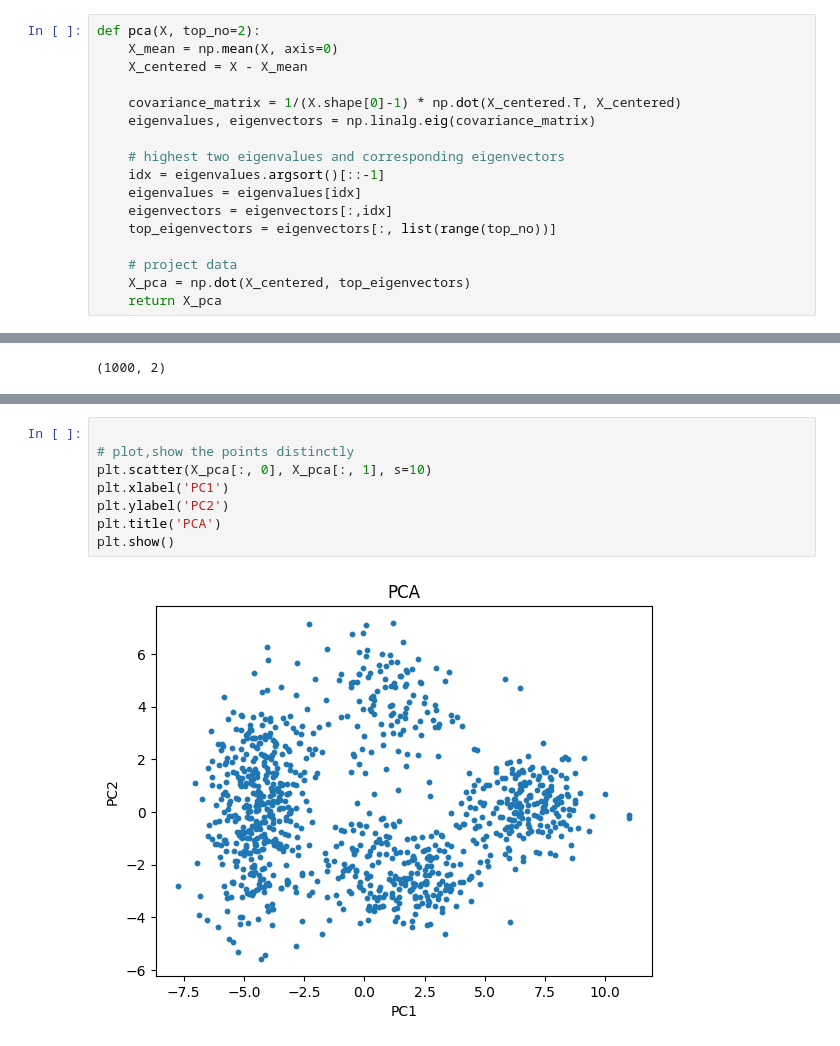
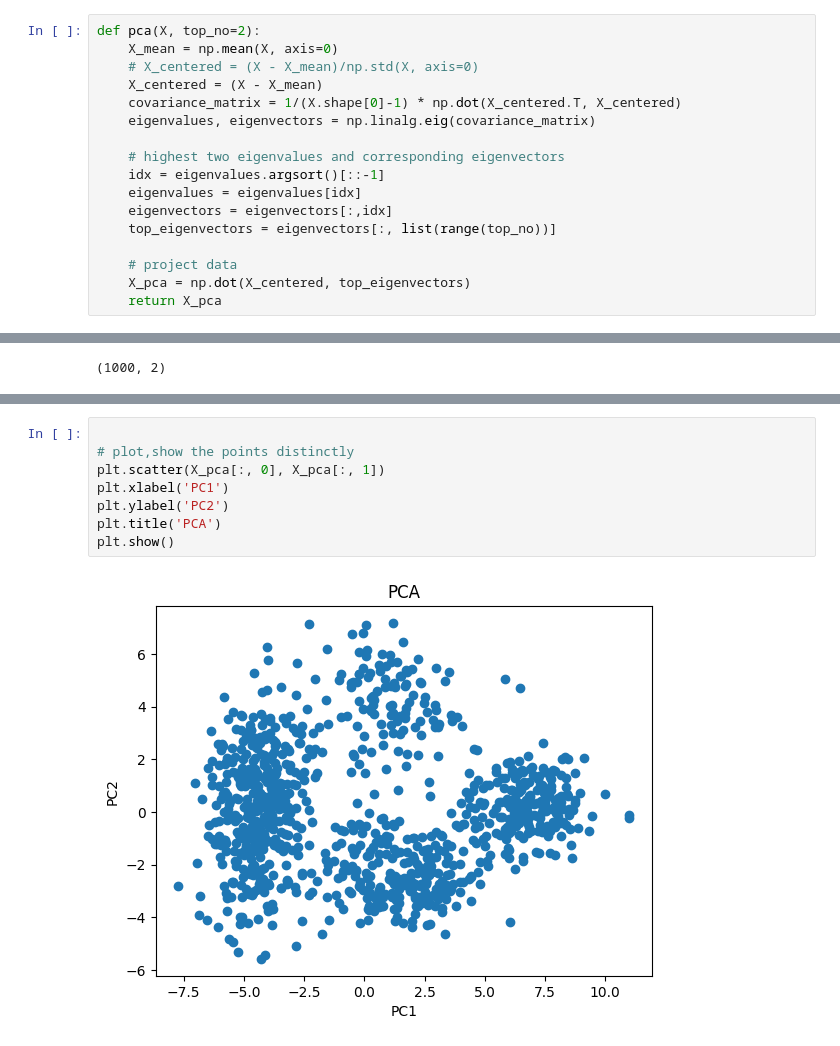
Before and after one commit to NafiuRahman77/CSE-472, a Jupyter notebook: Offline-4/pca.ipynb, the cells around one changed output, grey strips where cells are left out. Cells and saved outputs as stored; diff of their text form.

```diff
--- a/Offline-4/pca.ipynb
+++ b/Offline-4/pca.ipynb
@@ -14,8 +14,8 @@ print(type(X), X.shape)
 # %%
 def pca(X, top_no=2):
     X_mean = np.mean(X, axis=0)
-    X_centered = X - X_mean
-
+    # X_centered = (X - X_mean)/np.std(X, axis=0)
+    X_centered = (X - X_mean)
     covariance_matrix = 1/(X.shape[0]-1) * np.dot(X_centered.T, X_centered)
     eigenvalues, eigenvectors = np.linalg.eig(covariance_matrix)
 
@@ -37,10 +47,10 @@ print(X_pca.shape)
 # %%
 
 # plot,show the points distinctly
-plt.scatter(X_pca[:, 0], X_pca[:, 1], s=10)
+plt.scatter(X_pca[:, 0], X_pca[:, 1])
 plt.xlabel('PC1')
 plt.ylabel('PC2')
 plt.title('PCA')
 plt.show()
 # %% [output]
-[figure, old version]
+[figure, new version]
```
Also changed, not shown: parts of 5 cells of this notebook, 7 other files.
